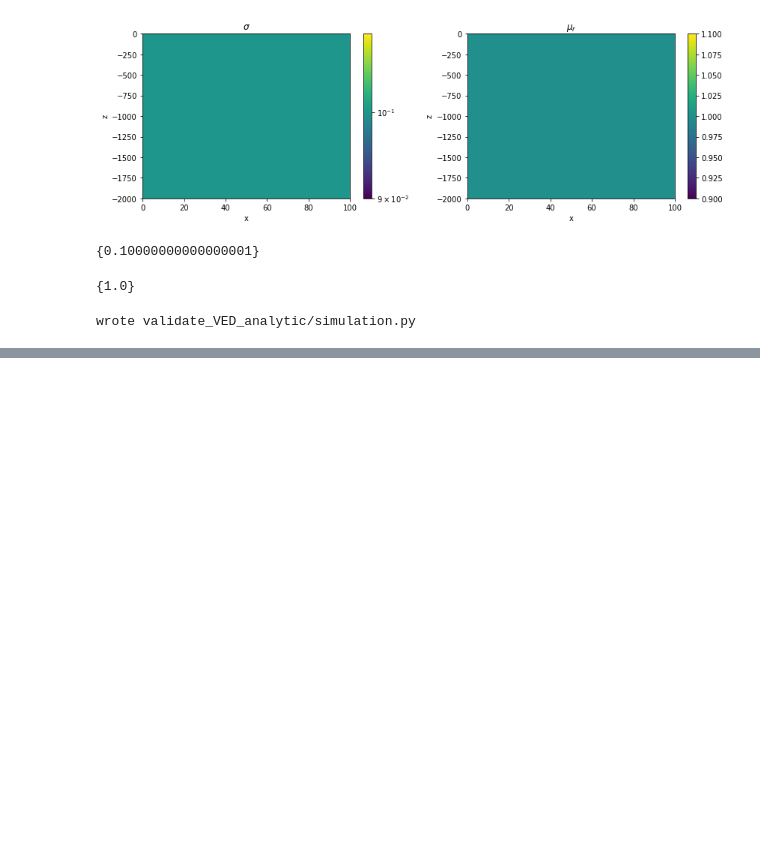
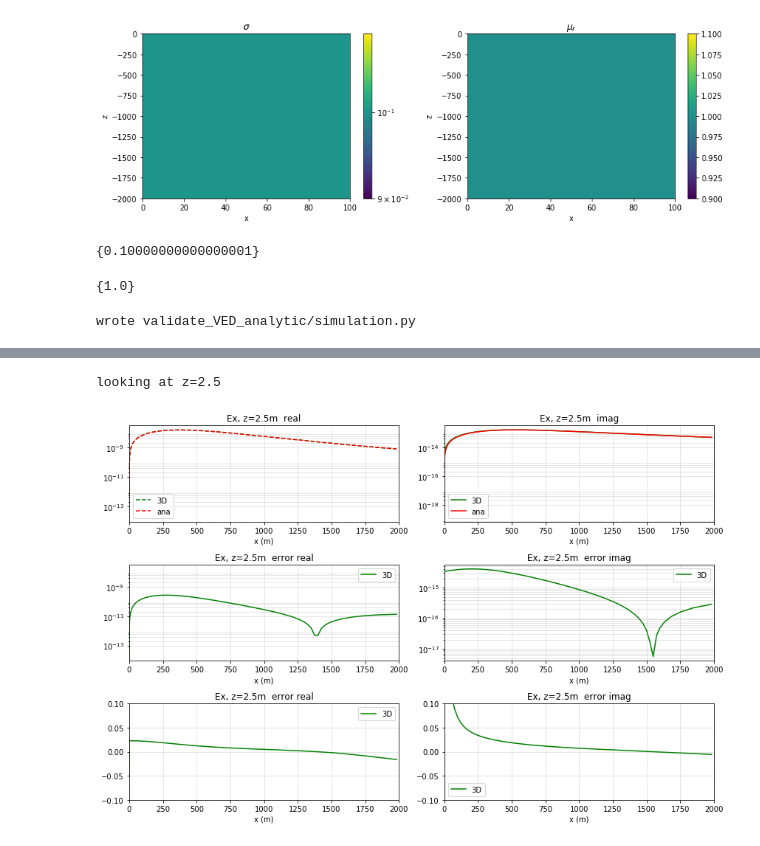
Before and after one commit to simpeg-research/casingSimulations, a Jupyter notebook: notebooks/validation/validate_VED_analytic.ipynb, the cells around one changed output, grey strips where cells are left out. Saved outputs shown, nothing was run; the diff lists cells and outputs as text; code cells hidden in the pictures; blank space fills up the shorter version.

Commit message:
Add notebooks with validation against HED and VED

```diff
--- a/notebooks/validation/validate_VED_analytic.ipynb
+++ b/notebooks/validation/validate_VED_analytic.ipynb
@@ -163,0 +200,24 @@ wrote validate_VED_analytic/simulation.py
+# %%
+# compare against analytic
+
+length = -mesh.hz.min()*2
+loc = (src_a + src_b)/2.
+current = 1.
+
+eana_x, _, _ = Analytics.E_from_ElectricDipoleWholeSpace(
+    mesh2D.gridFx, loc, sig=cp.sigma_back, f=np.r_[cp.freqs[srcind]], current=current,
+    length=length, orientation='Z'
+)
+_, _, eana_z = Analytics.E_from_ElectricDipoleWholeSpace(
+    mesh2D.gridFz, loc, sig=cp.sigma_back, f=np.r_[cp.freqs[srcind]], current=current,
+    length=length, orientation='Z'
+)
+eana = utils.mkvc(np.hstack([eana_x, eana_z]),2)
+jana = cp.sigma_back * eana
+
+eccx, _, eccz = Analytics.E_from_ElectricDipoleWholeSpace(
+    mesh2D.gridCC, loc, sig=cp.sigma_back, f=np.r_[cp.freqs[srcind]], current=current,
+    length=length, orientation='Z'
+)
+
+ecc_ana = utils.mkvc(np.hstack([eccx, eccz]),2)
@@ -163,0 +357,24 @@ wrote validate_VED_analytic/simulation.py
+# %%
+# line plots
+src_ind = 0
+theta_ind = 1
+
+esrc = fields[srcList[srcind], 'e']
+eplt = casingSimulations.face3DthetaSlice(mesh, esrc, theta_ind)
+
+e3D_x = eplt[:mesh2D.vnF[0]].reshape([mesh2D.vnFx[0], mesh2D.vnFx[2]], order='F')
+e3D_z = eplt[-mesh2D.vnF[2]:].reshape([mesh2D.vnFz[0], mesh2D.vnFz[2]], order='F')
+
+eana_x = eana_x.reshape([mesh2D.vnFx[0], mesh2D.vnFx[2]], order='F')
+eana_z = eana_z.reshape([mesh2D.vnFz[0], mesh2D.vnFz[2]], order='F')
+# %%
+z_ind = mesh2D.vnC[2]/2 + 150
+print('looking at z={}'.format(mesh2D.vectorCCz[z_ind]))
+
+fig, ax = plot_lines(
+    mesh2D.vectorNx,  e3D_x[:, z_ind], eana_x[:, z_ind], xlim=[0., 2000.],
+    name='Ex, z={}m '.format(mesh2D.vectorCCz[z_ind]), xlabel='x (m)'
+)
+# %% [output]
+looking at z=2.5
+[figure, added]
```
Also changed, not shown: parts of 16 cells of this notebook, 1 other file.
